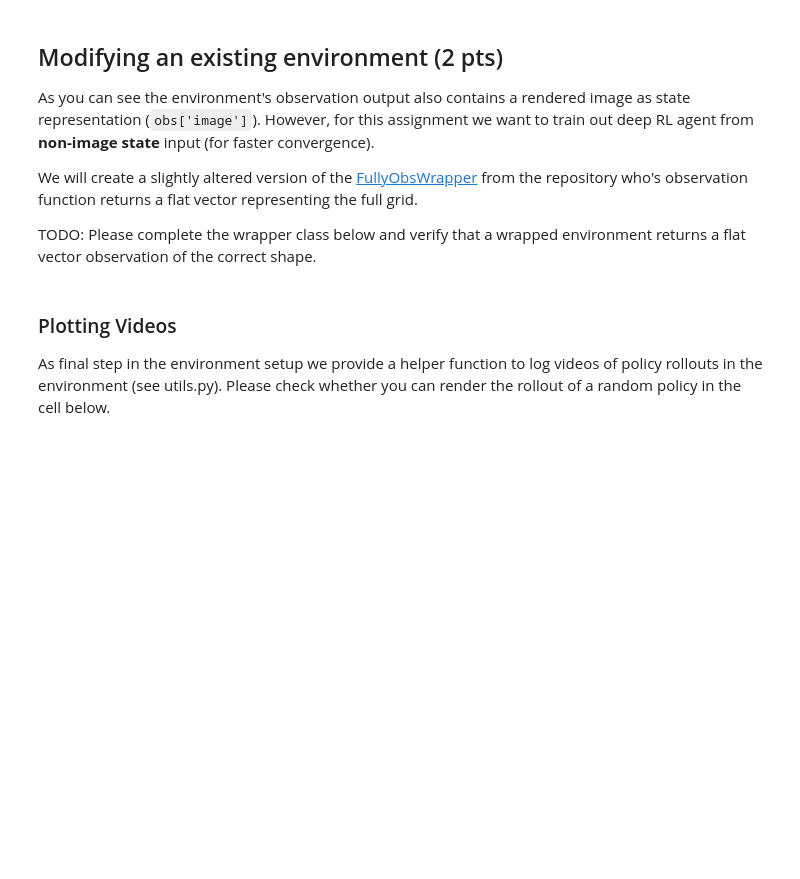
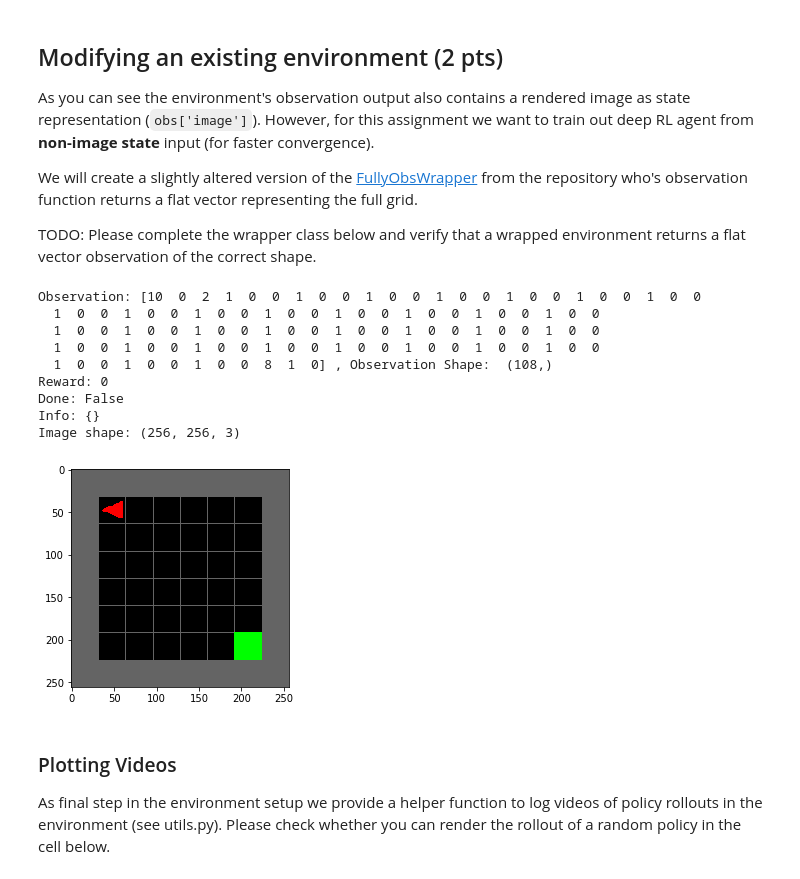
Before and after one commit to jiazhi412/Deep-Learning, a Jupyter notebook: Homework3/Policy_Gradients.ipynb, the cells around one changed output. Saved outputs shown, nothing was run; the diff lists cells and outputs as text; code cells hidden in the pictures; blank space fills up the shorter version.

```diff
--- a/Homework3/Policy_Gradients.ipynb
+++ b/Homework3/Policy_Gradients.ipynb
@@ -126,34 +172,51 @@ class FlatObsWrapper(gym.core.ObservationWrapper):
             COLOR_TO_IDX['red'],
             env.agent_dir
         ])
         full_grid = full_grid[1:-1, 1:-1]   # remove outer walls of the environment (for efficiency)
 
         ############################### TODO: YOUR CODE BELOW ##############################
         ### Your code should return a flattened version of the grid.                     ###
         ####################################################################################
-        flattened_grid = None
+#         print(full_grid.shape)
+#         flattened_grid = full_grid
+        flattened_grid = full_grid.reshape((full_grid.shape[0] * full_grid.shape[1] * full_grid.shape[2]))
         ################################# END OF YOUR CODE #################################
         return flattened_grid
 
     def render(self, *args, **kwargs):
         """This removes the default visualization of the partially observable field of view."""
         kwargs['highlight'] = False
         return self.unwrapped.render(*args, **kwargs)
 
 
 ################# YOUR CODE BELOW ###################################
 ### img, obs, reward, done, info = None, None, None, None, None  ####
+img, obs, reward, done, info = None, None, None, None, None
 
+env_FlatObsWrapper = FlatObsWrapper(env)
+obs, reward, done, info = env_FlatObsWrapper.step(action)
+img = env_FlatObsWrapper.render('rgb_array')
 ################# YOUR CODE ENDS HERE ###############################
 
 print('Observation:', obs, ', Observation Shape: ', obs.shape)
 print('Reward:', reward)
 print('Done:', done)
 print('Info:', info)
 print('Image shape:', img.shape)
 plt.close()
 plt.imshow(img)
 plt.show()
+# %% [output]
+Observation: [10  0  2  1  0  0  1  0  0  1  0  0  1  0  0  1  0  0  1  0  0  1  0  0
+  1  0  0  1  0  0  1  0  0  1  0  0  1  0  0  1  0  0  1  0  0  1  0  0
+  1  0  0  1  0  0  1  0  0  1  0  0  1  0  0  1  0  0  1  0  0  1  0  0
+  1  0  0  1  0  0  1  0  0  1  0  0  1  0  0  1  0  0  1  0  0  1  0  0
+  1  0  0  1  0  0  1  0  0  8  1  0] , Observation Shape:  (108,)
+Reward: 0
+Done: False
+Info: {}
+Image shape: (256, 256, 3)
+[figure, added]
 # %% [markdown]
 ### Plotting Videos
 
```
Also changed, not shown: parts of 6 cells of this notebook.
